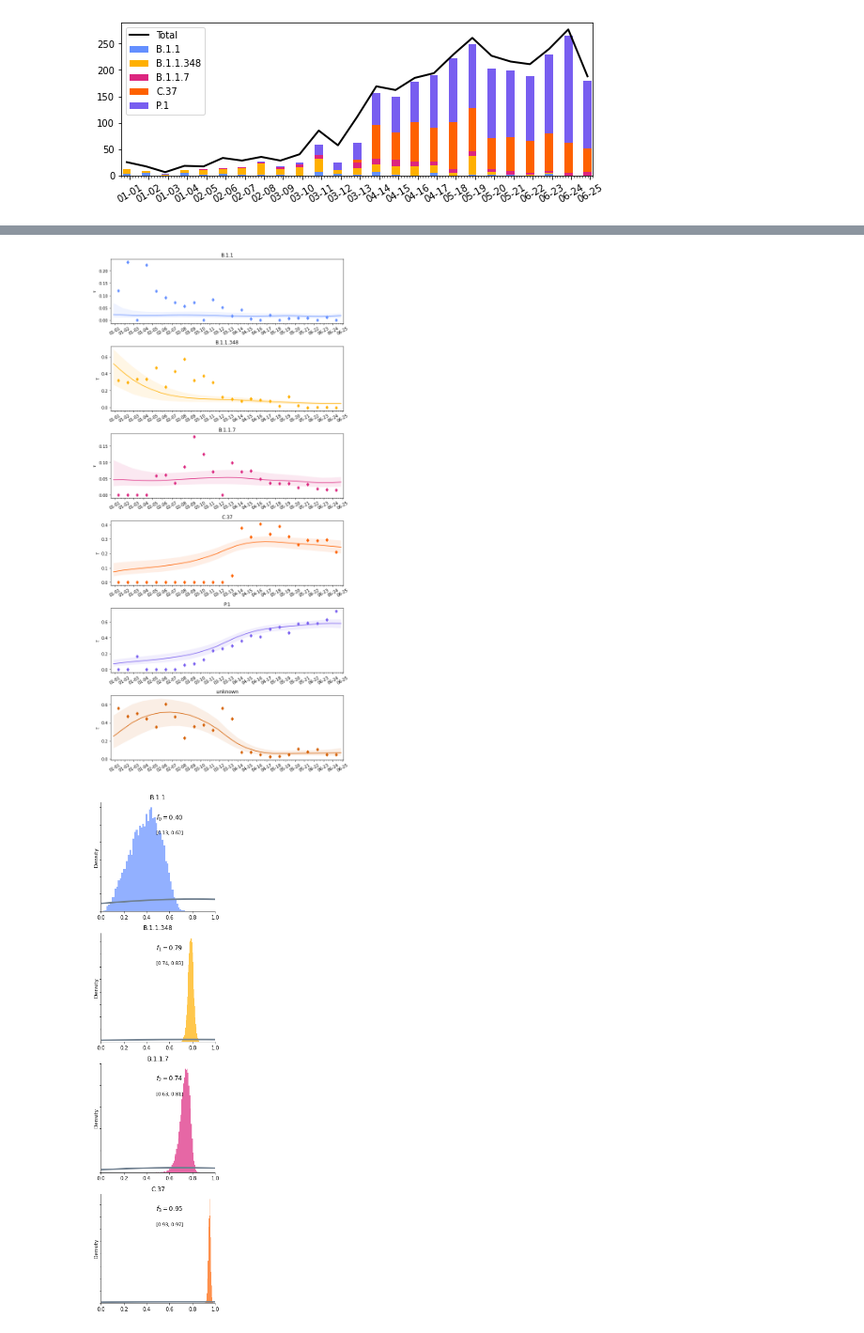
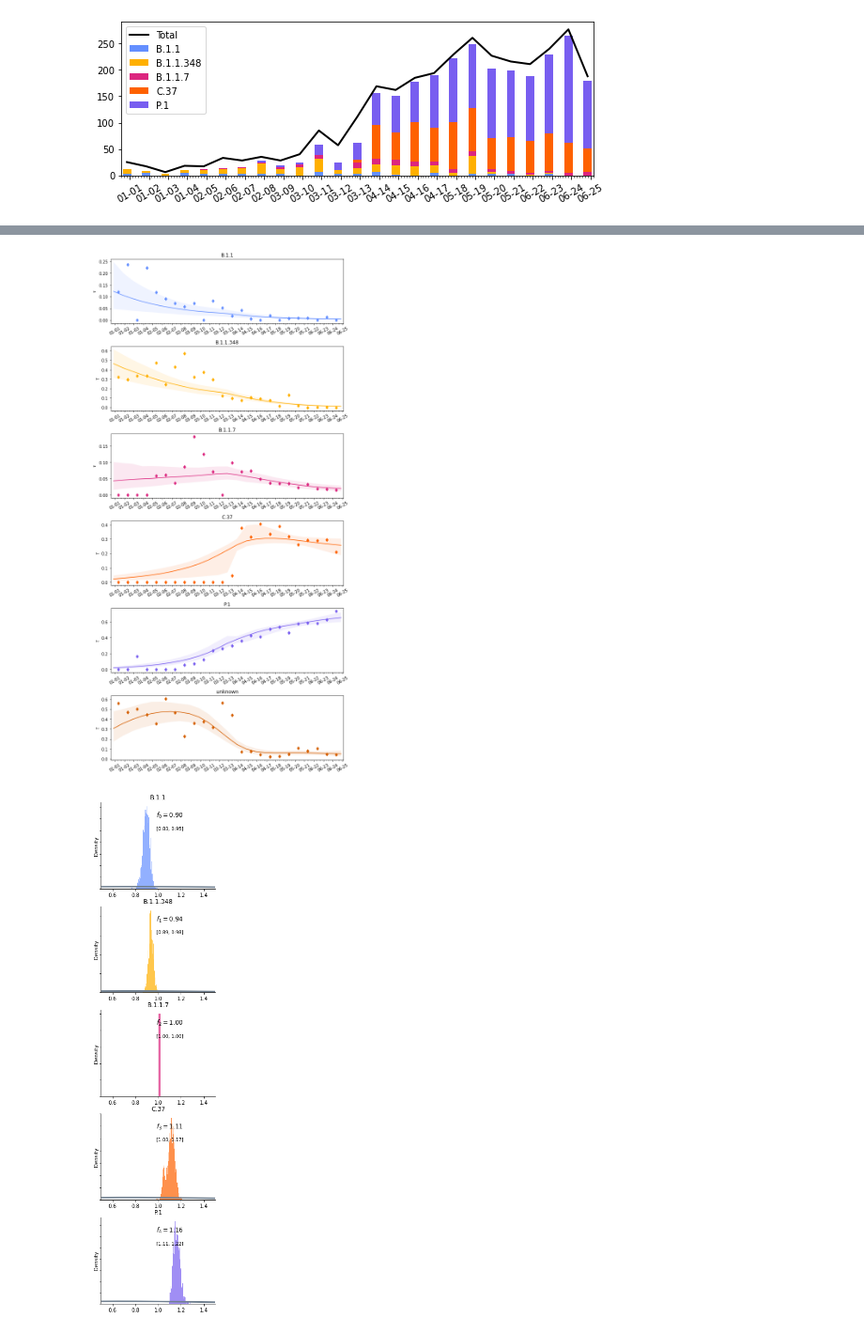
Before and after one commit to Priesemann-Group/covid19_variants_chile, a Jupyter notebook: create_plots.ipynb, the cells around one changed output, grey strips where cells are left out. Shown at 94% size. Saved outputs shown, nothing was run; the diff lists cells and outputs as text; code cells hidden in the pictures.

Commit message:
Change sampling method in Modelv3.ipynb, add factor_influx to the trace name and plot the f of reference variant.

```diff
--- a/create_plots.ipynb
+++ b/create_plots.ipynb
@@ -83,9 +83,12 @@ Please run the model if you haven't !
 """
 likelihood="dirichlet"
 spreading_dynamics="kernelized_spread"
+influx_factor=0.2
+
+postfix_for_plots=f"_influx={influx_factor}"
 
 import pickle
-with open(f"./pickled/Variants-likelihood={likelihood}-spread_method={spreading_dynamics}.pickle", "rb") as f:
+with open(f"./pickled/Variants-likelihood={likelihood}-spread_method={spreading_dynamics}-influx={influx_factor}.pickle", "rb") as f:
     model, trace = pickle.load(f)
 
 """ Easy plot timeseries function
@@ -231,46 +234,43 @@ for ax in axes:
     #
     ax.set_ylabel(r"$\tau$")
 fig.tight_layout()
-fig.savefig("./figures/3_tau.png",dpi=300)
-fig.savefig("./figures/3_tau.pdf",dpi=300)
+fig.savefig(f"./figures/3_tau{postfix_for_plots}.png",dpi=300)
+fig.savefig(f"./figures/3_tau{postfix_for_plots}.pdf",dpi=300)
 # %% [output]
-[figure, old version]
+[figure, new version]
 # %%
 ## f factor
 # %%
 import plot as pl
 from rcParams import *
 import pymc3 as pm
 
-fig, axes = plt.subplots(4,1,figsize=(4,3*6))
+fig, axes = plt.subplots(5,1,figsize=(4,3*6))
 
 # Get data from trace and sample prior
 f = posterior_to_array(trace,"f_v")
 prior_f = pm.sample_prior_predictive(
     samples=1000, model=model, var_names=["f_v"]
 )["f_v"]
 
-fixed = "P.1"
+fixed = "B.1.1.7"
 off = 0 # offset
 
-for v, variant in enumerate(variant_names):
-    if v == 5 or variant == fixed:
-        off += 1
-        continue
-    axes[v].set_xlim(0,1)
+for v, variant in enumerate(variant_names[:-1]):
+    axes[v].set_xlim(0.5,1.5)
     rcParams.color_posterior = colors[variant]
     pl._distribution(
-        array_posterior=f[:, v-off],
-        array_prior=prior_f[:, v-off],
+        array_posterior=f[:, v] if not variant == fixed else 1,
+        array_prior=prior_f[:, v] if not variant == fixed else None,
         dist_name="f_v",
         dist_math="f",
-        suffix=f"{v-off}",
-        ax=axes[v-off],
+        suffix=f"{v}",
+        ax=axes[v],
     )
     axes[v-off].set_title(variant)
     axes[v-off].set_ylabel("Density")
 
-fig.savefig("./figures/4_f.png",dpi=300)
-fig.savefig("./figures/4_f.pdf",dpi=300)
+fig.savefig(f"./figures/4_f{postfix_for_plots}.png",dpi=300)
+fig.savefig(f"./figures/4_f{postfix_for_plots}.pdf",dpi=300)
 # %% [output]
-[figure, old version]
+[figure, new version]
```
Also changed, not shown: parts of 2 cells of this notebook, 1 other file.
